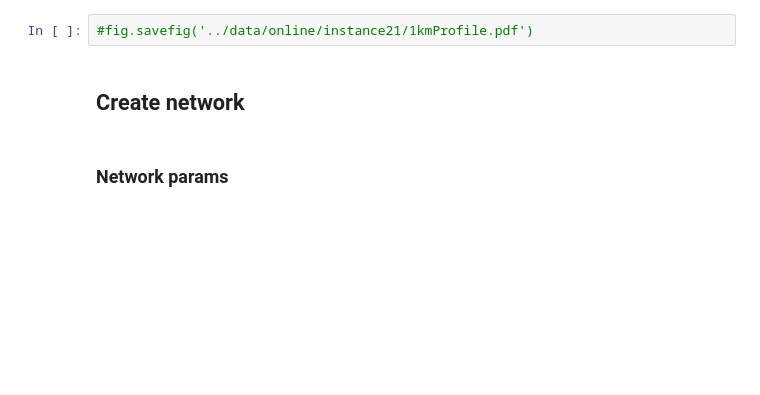
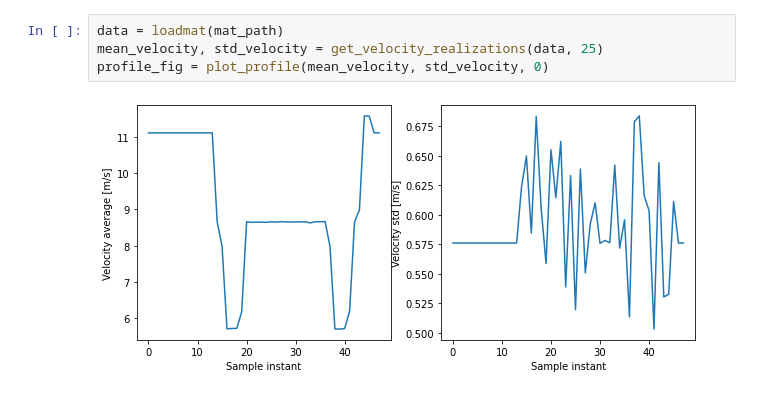
Before and after one commit to jpfutalef/DynamicStochasticElectricVRP, a Jupyter notebook: notebooks/instanceCreatorUtility.ipynb, the cells around one changed output. Cells and saved outputs as stored; diff of their text form; blank space fills up the shorter version.

```diff
--- a/notebooks/instanceCreatorUtility.ipynb
+++ b/notebooks/instanceCreatorUtility.ipynb
@@ -164,6 +189,6 @@ fig.tight_layout()
-# %%
-#fig.savefig('../data/online/instance21/1kmProfile.pdf')
-# %% [markdown]
-## Create network
-# %% [markdown]
-### Network params
+# %%
+data = loadmat(mat_path)
+mean_velocity, std_velocity = get_velocity_realizations(data, 25)
+profile_fig = plot_profile(mean_velocity, std_velocity, 0)
+# %% [output]
+[figure, added]
```
Also changed, not shown: parts of 23 cells of this notebook, 26 other files.
